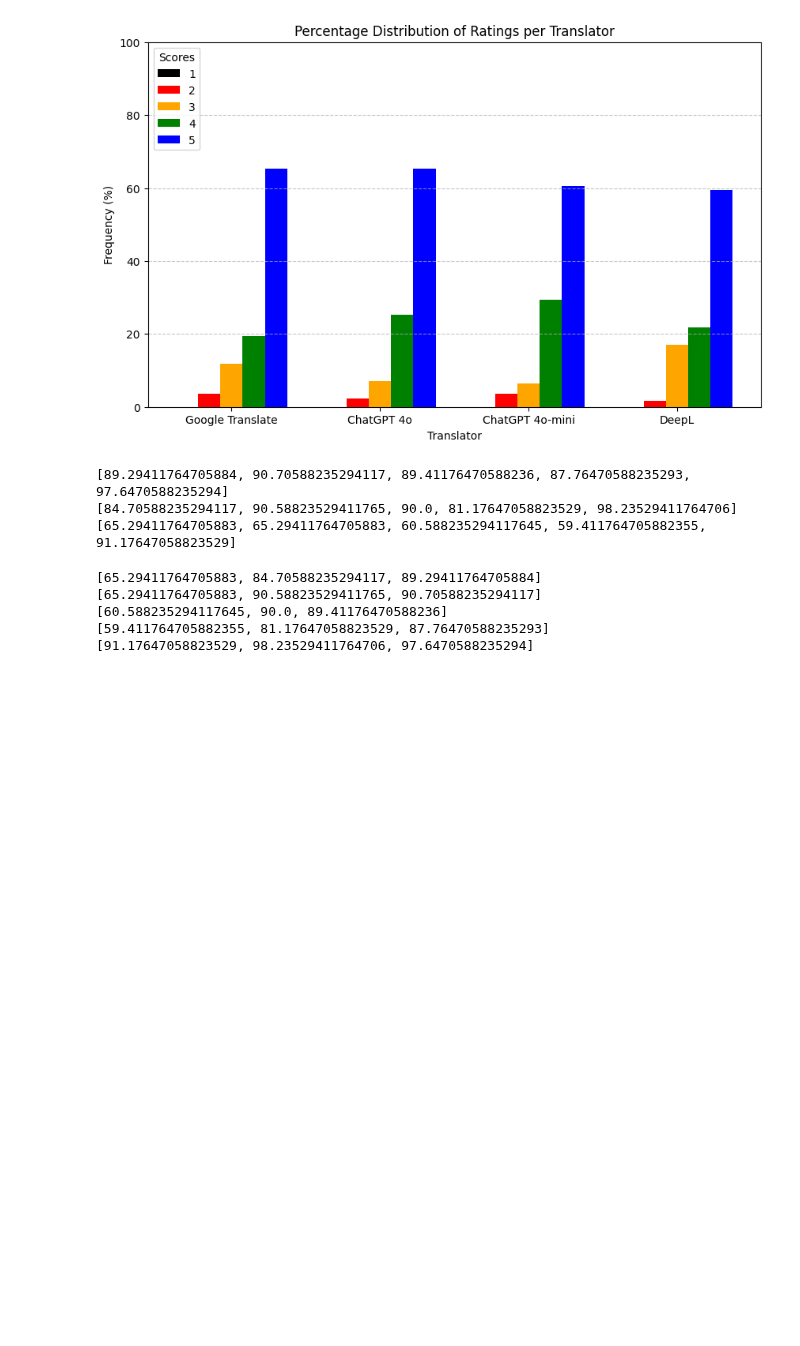
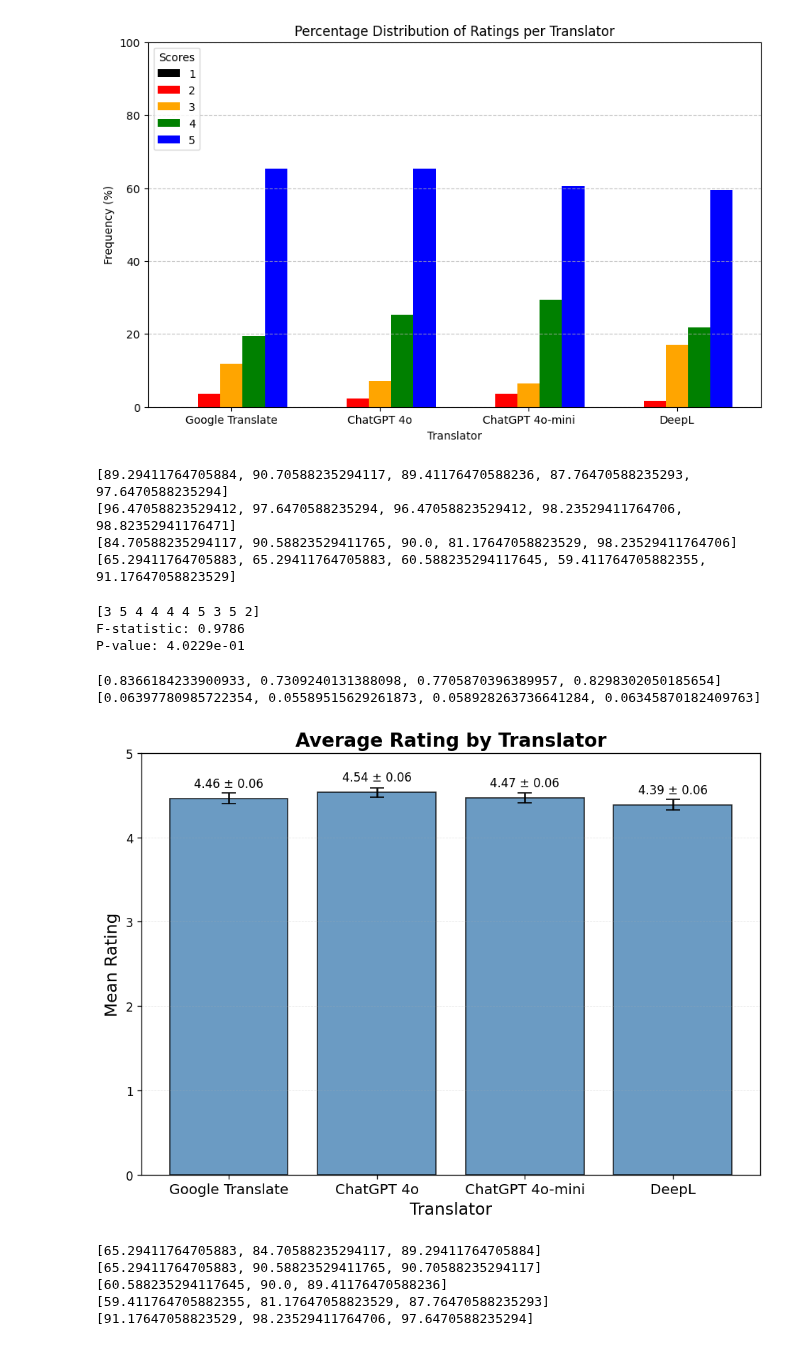
Before and after one commit to antoinevilain001/translation_thesis, a Jupyter notebook: translation_analysis/analysis1/analysis2.ipynb, the cells around one changed output. Cells and saved outputs as stored; diff of their text form; code cells hidden in the pictures; blank space fills up the shorter version.

Commit message:
added a bargraph with error bars

```diff
--- a/translation_analysis/analysis1/analysis2.ipynb
+++ b/translation_analysis/analysis1/analysis2.ipynb
@@ -378,6 +383,7 @@ data = numpy_array
 # Extract translator responses and their ratings
 num_translators = 5
 ratings_average = [0, 0, 0, 0, 0]
+ratings_3plus = [0, 0, 0, 0, 0]
 ratings_4plus = [0, 0, 0, 0, 0]
 ratings_5plus = [0, 0, 0, 0, 0]
 
@@ -392,22 +398,29 @@ for row in numpy_array:
             ratings_5plus[i] += 1
         if (cur_rating) >= 4:
             ratings_4plus[i] += 1
+        if (cur_rating) >= 3:
+            ratings_3plus[i] += 1
     ratings_average[4] += max_rating
     if (max_rating) >= 5:
         ratings_5plus[4] += 1
     if (max_rating) >= 4:
         ratings_4plus[4] += 1
+    if (max_rating) >= 3:
+        ratings_3plus[4] += 1
 
 # Divide each total by the number of rows to get averages
 num_rows = len(numpy_array)
 ratings_average = [(x / 5 / num_rows)*100 for x in ratings_average]
+ratings_3plus = [(x / num_rows)*100 for x in ratings_3plus]
 ratings_4plus = [(x / num_rows)*100 for x in ratings_4plus]
 ratings_5plus = [(x / num_rows)*100 for x in ratings_5plus]
 
 print(ratings_average)
+print(ratings_3plus)
 print(ratings_4plus)
 print(ratings_5plus)
 # %% [output]
 [89.29411764705884, 90.70588235294117, 89.41176470588236, 87.76470588235293, 97.6470588235294]
+[96.47058823529412, 97.6470588235294, 96.47058823529412, 98.23529411764706, 98.82352941176471]
 [84.70588235294117, 90.58823529411765, 90.0, 81.17647058823529, 98.23529411764706]
 [65.29411764705883, 65.29411764705883, 60.588235294117645, 59.411764705882355, 91.17647058823529]
@@ -414,3 +429,75 @@ print(ratings_5plus)
+# %%
+from scipy.stats import f_oneway
+
+# Each of these should be a list/array of 171 ratings
+ratings_translator_1 = numpy_array[:,5]
+ratings_translator_2 = numpy_array[:,7]
+ratings_translator_3 = numpy_array[:,9]
+ratings_translator_4 = numpy_array[:,11]
+
+print(ratings_translator_1[:10])
+
+# Perform one-way ANOVA
+f_stat, p_value = f_oneway(ratings_translator_1,
+                           ratings_translator_2,
+                           ratings_translator_3,
+                           ratings_translator_4)
+
+print(f"F-statistic: {f_stat:.4f}")
+print(f"P-value: {p_value:.4e}")
+# %% [output]
+[3 5 4 4 4 4 5 3 5 2]
+F-statistic: 0.9786
+P-value: 4.0229e-01
+# %%
+import numpy as np
+
+std_devs = [np.std(r, ddof=1) for r in [ratings_translator_1, ratings_translator_2, ratings_translator_3, ratings_translator_4]]
+standard_errors = [s / np.sqrt(171) for s in std_devs]
+
+print(std_devs)
+print(standard_errors)
+# %% [output]
+[0.8366184233900933, 0.7309240131388098, 0.7705870396389957, 0.8298302050185654]
+[0.06397780985722354, 0.05589515629261873, 0.058928263736641284, 0.06345870182409763]
+# %%
+import numpy as np
+import matplotlib.pyplot as plt
+
+ratings_array = original_ratings
+# Means and standard errors
+means = np.mean(ratings_array, axis=0)
+stds = np.std(ratings_array, axis=0, ddof=1)
+sems = stds / np.sqrt(ratings_array.shape[0])  # Standard error of the mean
+
+# Labels
+translator_labels = ['Google Translate', 'ChatGPT 4o', 'ChatGPT 4o-mini', 'DeepL']
+x = np.arange(len(translator_labels))
+
+# Plot
+plt.figure(figsize=(8, 6), dpi=120)
+bars = plt.bar(x, means, yerr=sems, capsize=6, color='steelblue', alpha=0.8, edgecolor='black')
+
+# Add mean ± error on top of bars
+for i, bar in enumerate(bars):
+    height = bar.get_height()
+    label = f"{means[i]:.2f} ± {sems[i]:.2f}"
+    plt.text(bar.get_x() + bar.get_width()/2, height + 0.10, label,
+             ha='center', va='bottom', fontsize=10)
+
+# Styling
+plt.xticks(x, translator_labels, fontsize=12)
+plt.ylabel('Mean Rating', fontsize=14)
+plt.xlabel('Translator', fontsize=14)
+plt.title('Average Rating by Translator', fontsize=16, weight='bold')
+plt.ylim(0, 5)  # ratings are between 1 and 5
+plt.grid(axis='y', linestyle='--', linewidth=0.5, alpha=0.3)
+
+plt.tight_layout()
+plt.savefig('outputs/analysis_app_solution/final_rating_average-bargraph.png')
+plt.show()
+# %% [output]
+[figure, added]
 # %%
 import numpy as np
 import matplotlib.pyplot as plt
```
Also changed, not shown: parts of 2 cells of this notebook, 2 other files.
